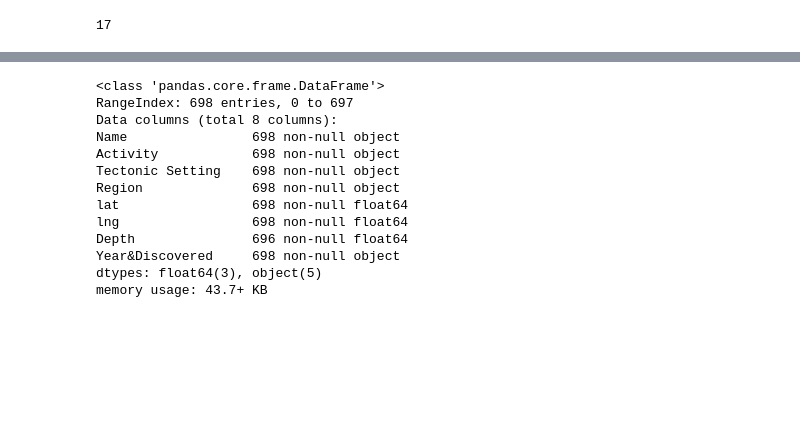
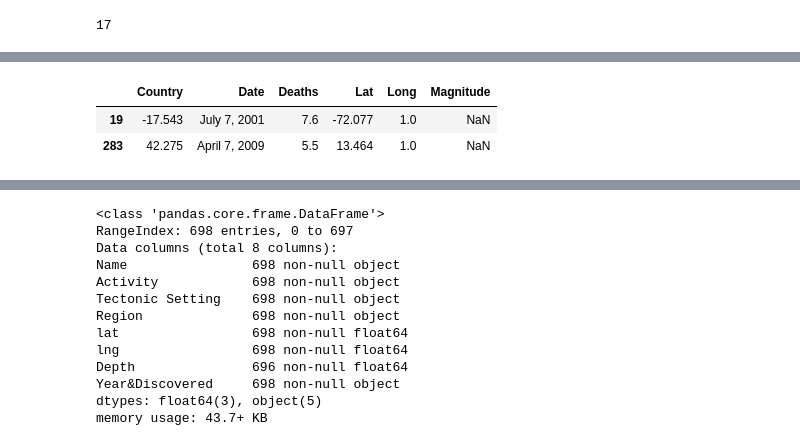
Before and after one commit to smitamisra/StrikingRobo_Earthquakes, a Jupyter notebook: MR_DQ3.ipynb, the cells around one changed output, grey strips where cells are left out. Drawn from its saved outputs; the diff is of its cells as text; code cells hidden in the pictures; blank space fills up the shorter version.

```diff
--- a/MR_DQ3.ipynb
+++ b/MR_DQ3.ipynb
@@ -555,3 +551,7 @@ earthquakes_gdf = gpd.GeoDataFrame(earthquakes, crs=crs, geometry=geometry2)
+# %%
+earthquakes_2000 = earthquakes[earthquakes["year"]<=2000]
+earthquakes_2000 = earthquakes_2000.drop(["Depth_km", "Secondary_Effects", "PDE_Shaking_Deaths", "PDE_Deaths", "Utsu_Deaths", "EM-DAT_Deahts", "Other_Deaths", "year"], axis = 1)
+earthquakes_2000.columns = ["Date", "Country", "Lat", "Long", "Magnitude", "Deaths"]
 # %%
 request = urllib.request.Request("https://en.wikipedia.org/wiki/List_of_21st-century_earthquakes")
 result = urllib.request.urlopen(request)
@@ -642 +648,14 @@ memory usage: 41.0+ KB
+# %%
+earthquakes_new = earthquakes_new.drop(rearrange_list, axis = 0)
+earthquakes_new = pd.concat([earthquakes_new, earthquakes_new_rearrange])
+earthquakes_new["Lat"] = pd.to_numeric(earthquakes_new["Lat"])
+#earthquakes_new[earthquakes_new["Lat."]>90]
+#earthquakes_new
+earthquakes_total = pd.concat([earthquakes_new, earthquakes_2000])
+#earthquakes_total
+earthquakes_total[earthquakes_total["Long"]==1.000]
+# %% [output]
+|  | Country | Date | Deaths | Lat | Long | Magnitude |
+| 19 | -17.543 | July 7, 2001 | 7.6 | -72.077 | 1.0 | NaN |
+| 283 | 42.275 | April 7, 2009 | 5.5 | 13.464 | 1.0 | NaN |
 # %%
```
Also changed, not shown: parts of 12 cells of this notebook.
